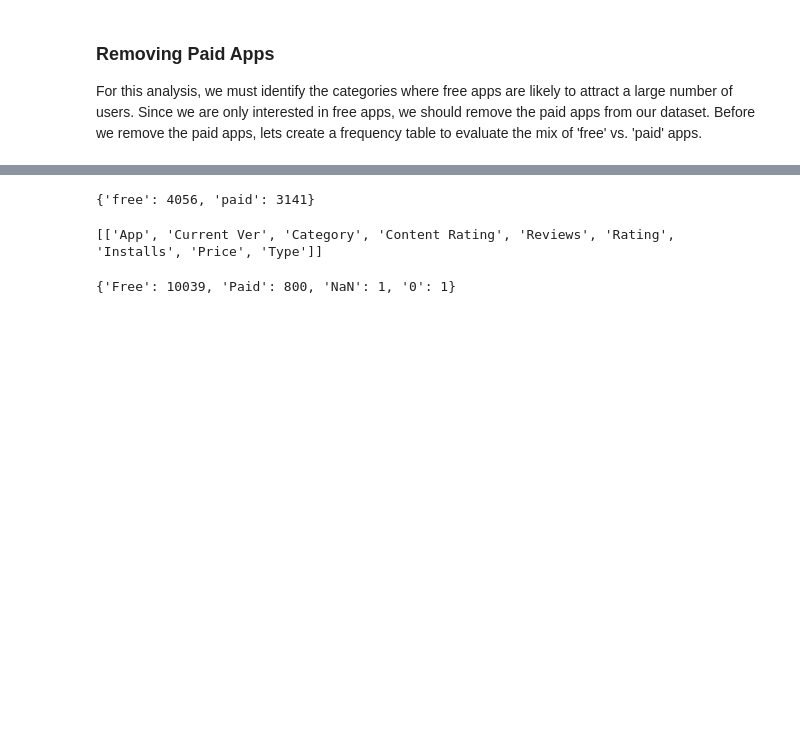
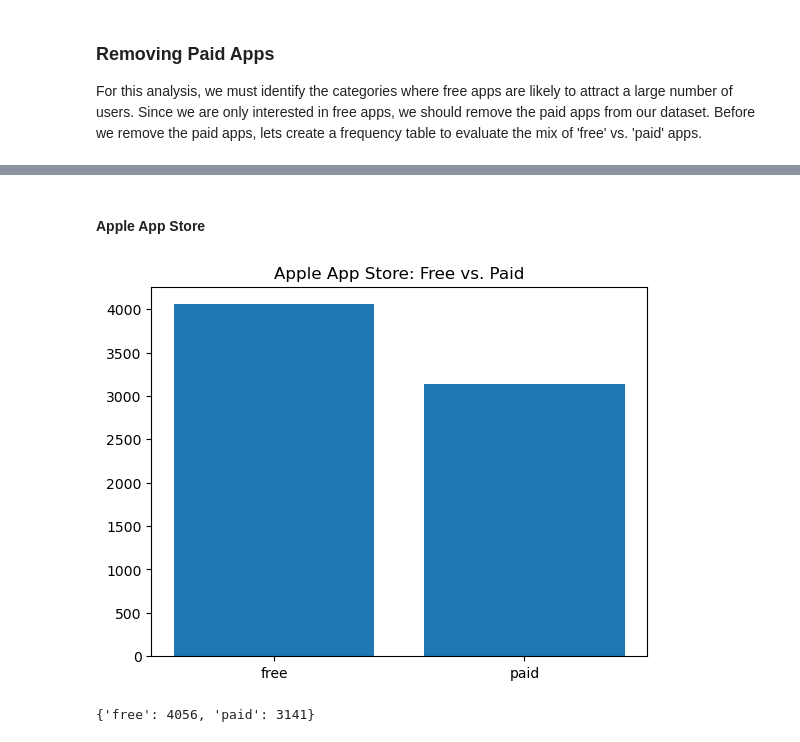
Before and after one commit to awault/Data_Projects, a Jupyter notebook: 2_Intro_to_Python/Profile_Profitable_Apps.ipynb, the cells around one changed output, grey strips where cells are left out. Cells and saved outputs as stored; diff of their text form; code cells hidden in the pictures; blank space fills up the shorter version.

```diff
--- a/2_Intro_to_Python/Profile_Profitable_Apps.ipynb
+++ b/2_Intro_to_Python/Profile_Profitable_Apps.ipynb
@@ -235,3 +287,5 @@ For this analysis, we must identify the categories where free apps are likely to
+# %% [markdown]
+#### Apple App Store
 # %%
 # Create a frequency table to compare paid vs. free apps in apple dataset
 
@@ -243,29 +297,13 @@ for row in clean_apple_data:
         apple_freq_table[type] += 1
     else:
         apple_freq_table[type] = 1
-
-print(apple_freq_table)
-# %% [output]
-{'free': 4056, 'paid': 3141}
-# %%
-# Isolate the data and header rows in android dataset
-clean_android_header = clean_android[:1]
-print(clean_android_header)
-clean_android_data = clean_android[1:]
-# %% [output]
-[['App', 'Current Ver', 'Category', 'Content Rating', 'Reviews', 'Rating', 'Installs', 'Price', 'Type']]
-# %%
-# Create a frequency table to compare paid vs. free apps in apple dataset
-
-android_freq_table = {}
-
-for row in clean_android_data:
-    type = row[-1]
-    if type in android_freq_table:
-        android_freq_table[type] += 1
-    else:
-        android_freq_table[type] = 1
-
-print(android_freq_table)
-# %% [output]
-{'Free': 10039, 'Paid': 800, 'NaN': 1, '0': 1}
+# %%
+# Generate a frequency table
+
+plt.bar(apple_freq_table.keys(),apple_freq_table.values())
+plt.title("Apple App Store: Free vs. Paid")
+plt.show()
+print(apple_freq_table)
+# %% [output]
+[figure, added]
+{'free': 4056, 'paid': 3141}
```
Also changed, not shown: parts of 10 cells of this notebook.
